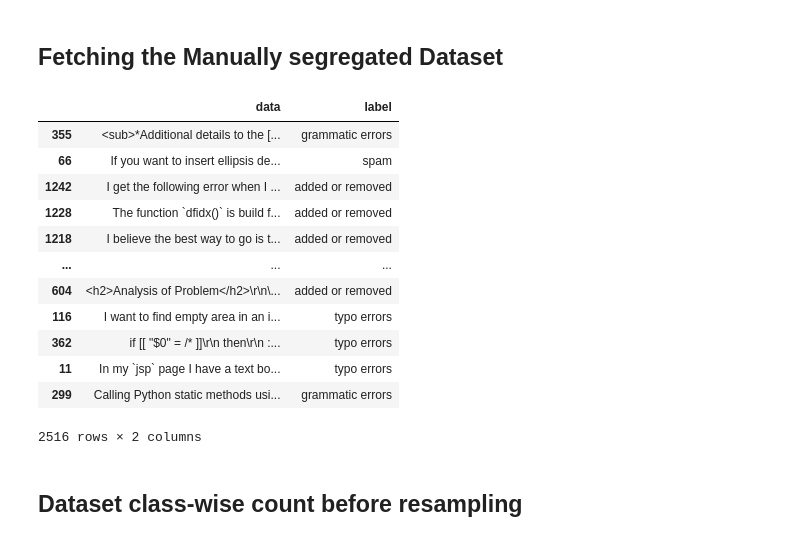
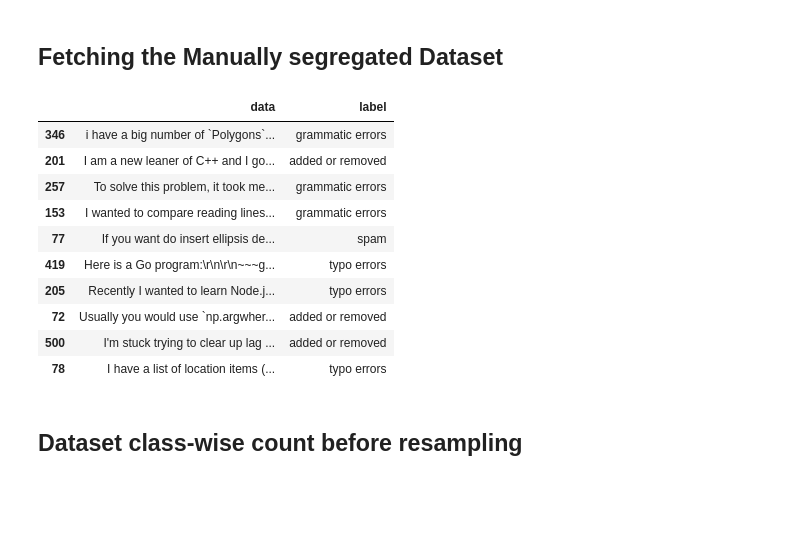
Before and after one commit to RajenRanjithkumar/Stack_Overflow_Rollback_prediction, a Jupyter notebook: Rollback Reason Predictor.ipynb, the cells around one changed output. Saved outputs shown, nothing was run; the diff lists cells and outputs as text; code cells hidden in the pictures; blank space fills up the shorter version.

```diff
--- a/Rollback Reason Predictor.ipynb
+++ b/Rollback Reason Predictor.ipynb
@@ -32,25 +34,23 @@ df_typo = pd.read_csv("C:/Users/ranji/Desktop/SE/Project/Manual analysis/typo er
 df_dataset = pd.concat([df_add, df_format, df_grammer, df_spam, df_typo], axis=0)
 # %%
 df_dataset = df_dataset.drop(["Unnamed: 0"], axis=1)
-# %%
-df_dataset
-# %% [output]
-|  | data | label |
-| 355 | <sub>*Additional details to the [... | grammatic errors |
-| 66 | If you want to insert ellipsis de... | spam |
-| 1242 | I get the following error when I ... | added or removed |
-| 1228 | The function `dfidx()` is build f... | added or removed |
-| 1218 | I believe the best way to go is t... | added or removed |
-| ... | ... | ... |
-| 604 | <h2>Analysis of Problem</h2>\r\n\... | added or removed |
-| 116 | I want to find empty area in an i... | typo errors |
-| 362 | if [[ "$0" = /* ]]\r\n then\r\n :... | typo errors |
-| 11 | In my `jsp` page I have a text bo... | typo errors |
-| 299 | Calling Python static methods usi... | grammatic errors |
-2516 rows × 2 columns
 # %%
 # shuffling the dataset
 df_dataset = shuffle(df_dataset)
+# %%
+df_dataset.head(10)
+# %% [output]
+|  | data | label |
+| 346 | i have a big number of `Polygons`... | grammatic errors |
+| 201 | I am a new leaner of C++ and I go... | added or removed |
+| 257 | To solve this problem, it took me... | grammatic errors |
+| 153 | I wanted to compare reading lines... | grammatic errors |
+| 77 | If you want do insert ellipsis de... | spam |
+| 419 | Here is a Go program:\r\n\r\n~~~g... | typo errors |
+| 205 | Recently I wanted to learn Node.j... | typo errors |
+| 72 | Usually you would use `np.argwher... | added or removed |
+| 500 | I'm stuck trying to clear up lag ... | added or removed |
+| 78 | I have a list of location items (... | typo errors |
 # %% [markdown]
 ## Dataset class-wise count before resampling
 # %%
```
Also changed, not shown: parts of 10 cells of this notebook.
